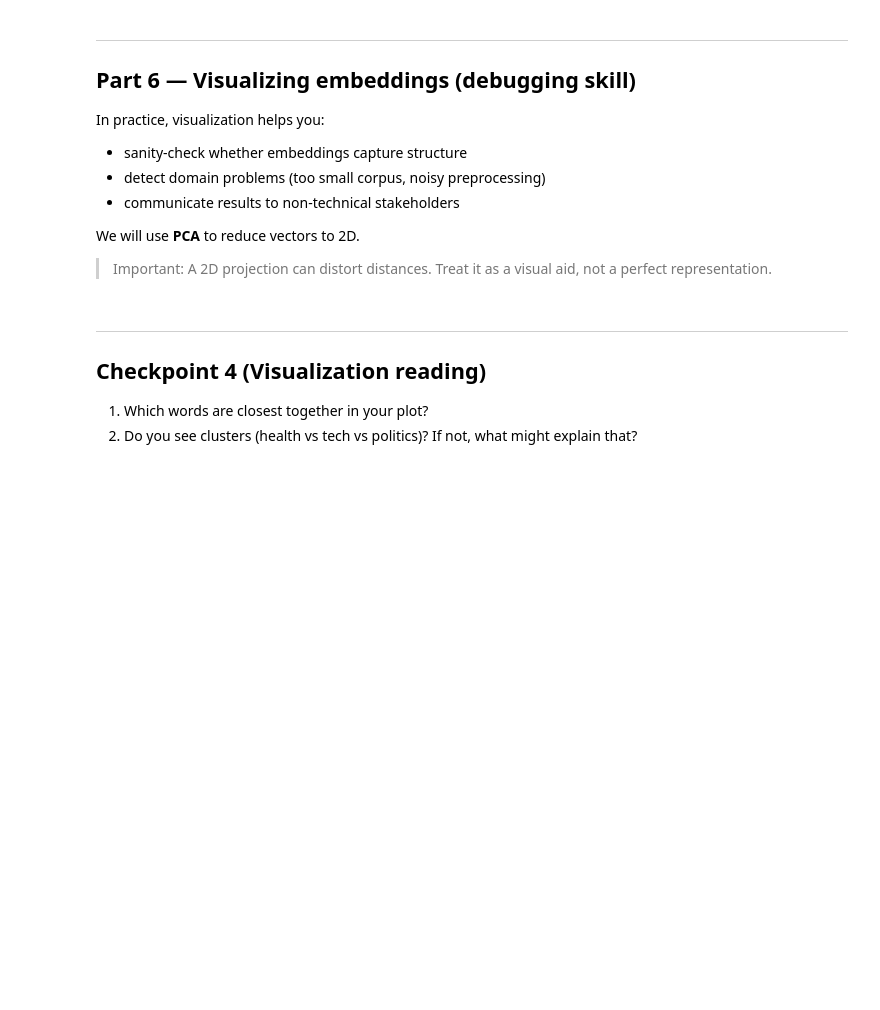
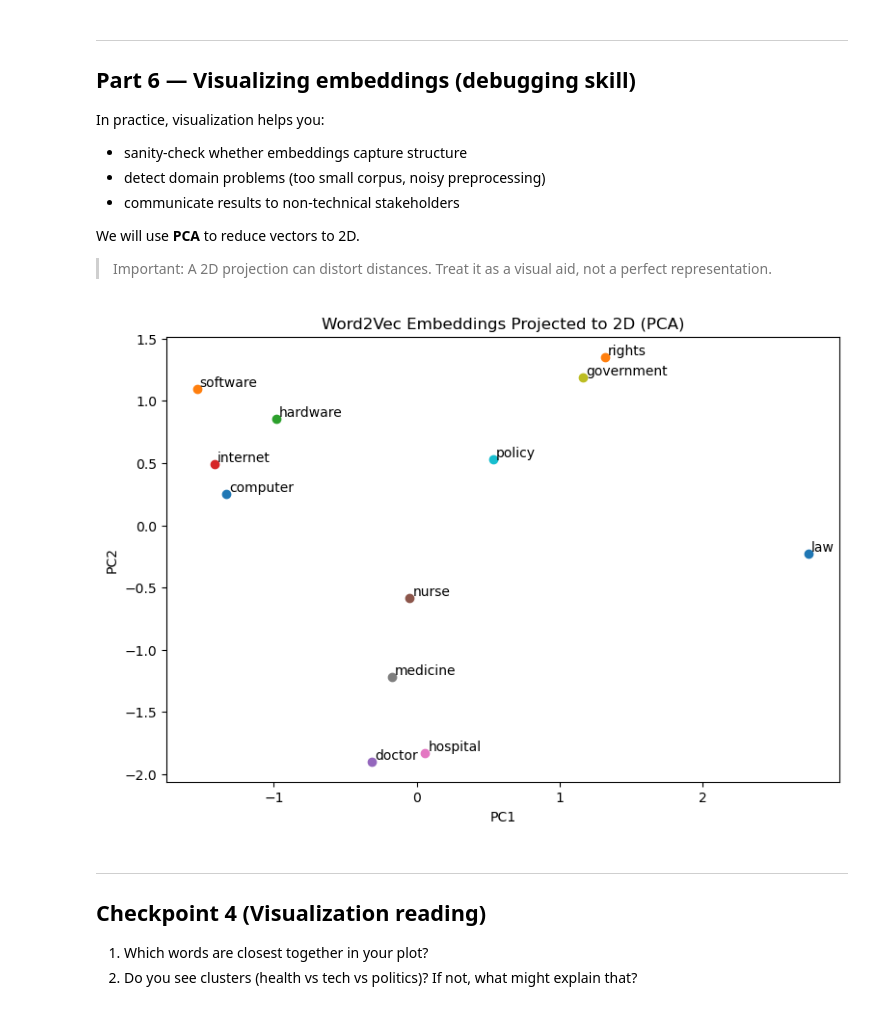
Before and after one commit to TatumSoward/aig230_assignment4_TSoward, a Jupyter notebook: starter/word_embeddings_starter.ipynb, the cells around one changed output. Drawn from its saved outputs; the diff is of its cells as text; code cells hidden in the pictures; blank space fills up the shorter version.

```diff
--- a/starter/word_embeddings_starter.ipynb
+++ b/starter/word_embeddings_starter.ipynb
@@ -371,35 +371,37 @@ We will use **PCA** to reduce vectors to 2D.
 # TODO: Visualize word embeddings using PCA
 # 1. Define a list of words to visualize
 # 2. Filter to keep only words in vocabulary
 # 3. Get vectors for those words
 # 4. Use PCA to reduce to 2D
 # 5. Plot with labels
 
 words = [
     "computer", "software", "hardware", "internet",
     "doctor", "nurse", "hospital", "medicine",
     "government", "policy", "law", "rights"
 ]
 
 # Keep only words that exist in the vocabulary
 words = [w for w in words if w in w2v.wv]
 
 # TODO: Get vectors and apply PCA
-vectors = None  # YOUR CODE HERE
+vectors = np.array([w2v.wv[w] for w in words])
 
 pca = PCA(n_components=2)
-coords = None  # YOUR CODE HERE
+coords = pca.fit_transform(vectors)
 
 # Plot
 plt.figure(figsize=(9, 6))
 for i, w in enumerate(words):
     plt.scatter(coords[i, 0], coords[i, 1])
     plt.text(coords[i, 0] + 0.02, coords[i, 1] + 0.02, w)
 
 plt.title("Word2Vec Embeddings Projected to 2D (PCA)")
 plt.xlabel("PC1")
 plt.ylabel("PC2")
 plt.show()
+# %% [output]
+[figure, added]
 # %% [markdown]
 ---
 ## Checkpoint 4 (Visualization reading)
```
Also changed, not shown: parts of 1 cell of this notebook.
